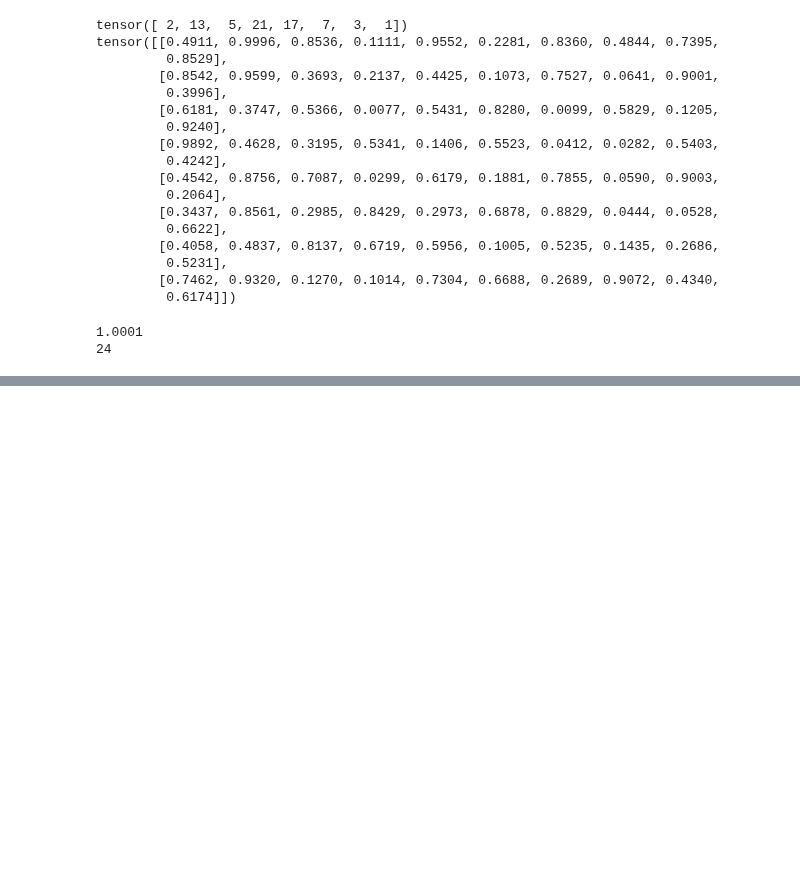
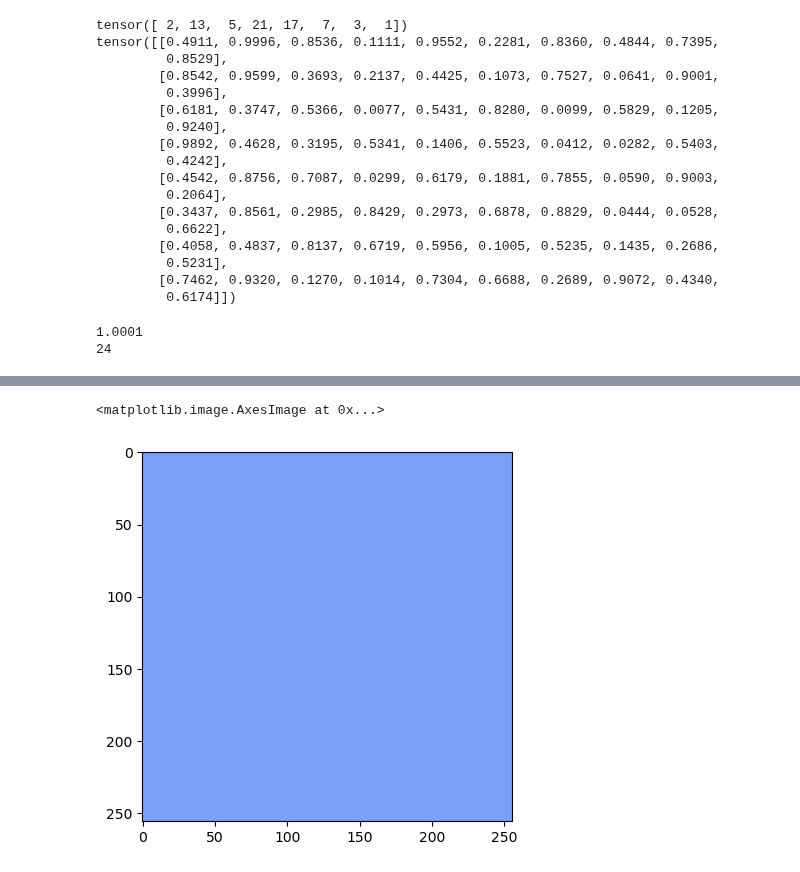
Before and after one commit to AshrithSagar/CLAM-Fungal, a Jupyter notebook: test_1.ipynb, the cells around one changed output, grey strips where cells are left out. Drawn from its saved outputs; the diff is of its cells as text; code cells hidden in the pictures; blank space fills up the shorter version.

```diff
--- a/test_1.ipynb
+++ b/test_1.ipynb
@@ -332,0 +407,20 @@ tensor([ 8,  7,  6, 11, 16,  5,  0, 13])
+# %%
+# attention block
+# raw_block = overlay[coord[1]:coord[1]+patch_size[1], coord[0]:coord[0]+patch_size[0]]
+raw_block = np.ones([256, 256]) * 0.2
+
+# image block (either blank canvas or orig image)
+img_block = img[coord[1]:coord[1]+patch_size[1], coord[0]:coord[0]+patch_size[0]].copy()
+
+# color block (cmap applied to attention block)
+color_block = (cmap(raw_block) * 255)[:,:,:3].astype(np.uint8)
+
+img_block = color_block
+
+# rewrite image block
+# img[coord[1]:coord[1]+patch_size[1], coord[0]:coord[0]+patch_size[0]] = img_block.copy()
+
+plt.imshow(img_block)
+# %% [output]
+<matplotlib.image.AxesImage at 0x...>
+[figure, added]
```
Also changed, not shown: parts of 11 cells of this notebook, 5 other files.
